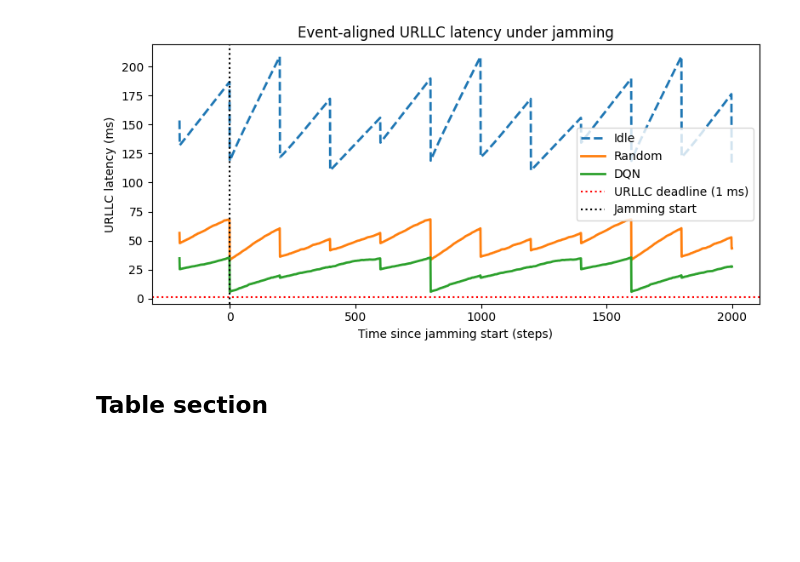
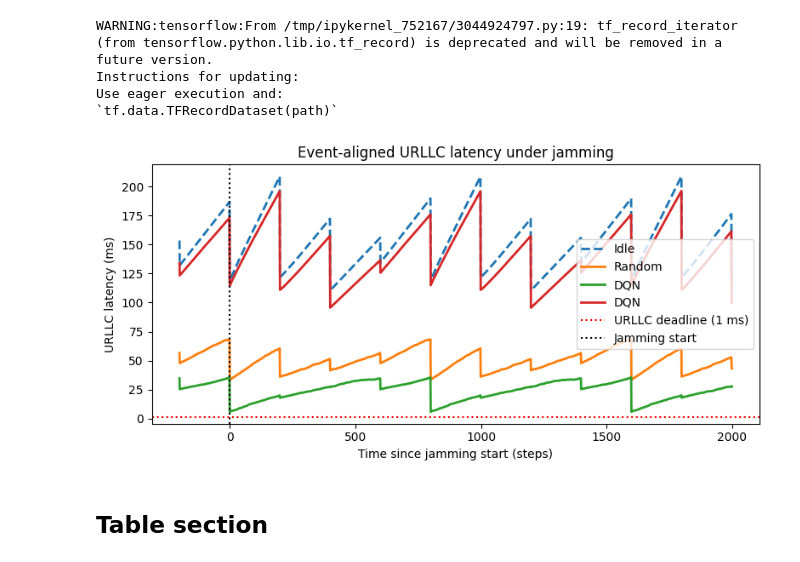
Before and after one commit to ElaheDlv/Resilient_PRB_allocation, a Jupyter notebook: backend/notebooks/validation_clean.ipynb, the cells around one changed output. Drawn from its saved outputs; the diff is of its cells as text; code cells hidden in the pictures; blank space fills up the shorter version.

Commit message:
added code for agressive and partial agent validator

```diff
--- a/backend/notebooks/validation_clean.ipynb
+++ b/backend/notebooks/validation_clean.ipynb
@@ -80,11 +85,17 @@ def event_aligned_latency_summary(event_file,
 IDLE_EVENT_FILE = "../tb_logs/res_validator/idle__20260115_223343__res18_off0_const5_per8000_dur2000/events.out.tfevents.1768534423.elahe-LEGION-T7-34IAS10.703928.0"
 RANDOM_EVENT_FILE = "../tb_logs/res_validator/random__20260115_233825__res18_off0_const5_per8000_dur2000/events.out.tfevents.1768538305.elahe-LEGION-T7-34IAS10.708775.0"
 DQN_EVENT_FILE = "../tb_logs/res_validator/xAppResilientDQNAllocator_20260115_234559_final__20260116_093135__res18_off0_const5_per8000_dur2000/events.out.tfevents.1768573895.elahe-LEGION-T7-34IAS10.731660.0"
-
+DQN_EVENT_FILE_2 = "../tb_logs/res_validator/xAppResilientDQNAllocator_20260116_103601_final__20260116_134558__res18_off0_const5_per8000_dur2000/events.out.tfevents.1768589158.elahe-LEGION-T7-34IAS10.749424.0"
 
 idle_summary   = event_aligned_latency_summary(IDLE_EVENT_FILE)
 random_summary = event_aligned_latency_summary(RANDOM_EVENT_FILE)
 dqn_summary    = event_aligned_latency_summary(DQN_EVENT_FILE)
+dqn_summary_2    = event_aligned_latency_summary(DQN_EVENT_FILE_2)
+# %% [output]
+WARNING:tensorflow:From /tmp/ipykernel_752167/3044924797.py:19: tf_record_iterator (from tensorflow.python.lib.io.tf_record) is deprecated and will be removed in a future version.
+Instructions for updating:
+Use eager execution and:
+`tf.data.TFRecordDataset(path)`
 # %%
 URLLC_DEADLINE_MS = 1.0
 
@@ -96,34 +107,40 @@ plt.plot(idle_summary["t_rel"],
          linewidth=2,
          linestyle="--")
 
 plt.plot(random_summary["t_rel"],
          random_summary["latency_ms"],
          label="Random",
          linewidth=2)
 
 plt.plot(dqn_summary["t_rel"],
          dqn_summary["latency_ms"],
          label="DQN",
          linewidth=2)
 
+plt.plot(dqn_summary_2["t_rel"],
+         dqn_summary_2["latency_ms"],
+         label="DQN",
+         linewidth=2)
+
+
 plt.axhline(URLLC_DEADLINE_MS,
             color="red",
             linestyle=":",
             label="URLLC deadline (1 ms)")
 
 plt.axvline(0,
             color="black",
             linestyle=":",
             label="Jamming start")
 
 plt.xlabel("Time since jamming start (steps)")
 plt.ylabel("URLLC latency (ms)")
 plt.title("Event-aligned URLLC latency under jamming")
 plt.legend()
 plt.tight_layout()
 plt.show()
 # %% [output]
-[figure, old version]
+[figure, new version]
 # %% [markdown]
 ## Table section
 # %%
```
Also changed, not shown: parts of 1 cell of this notebook, 4 other files.
